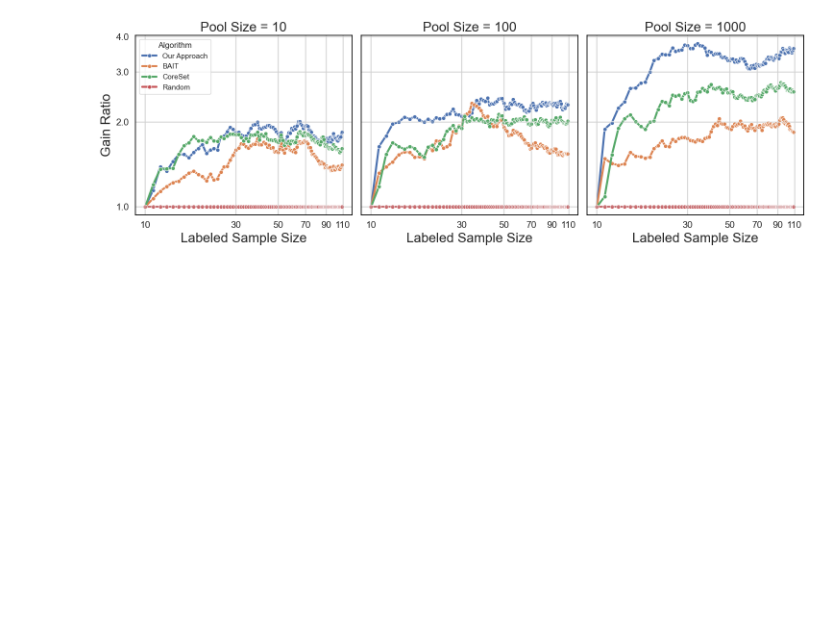
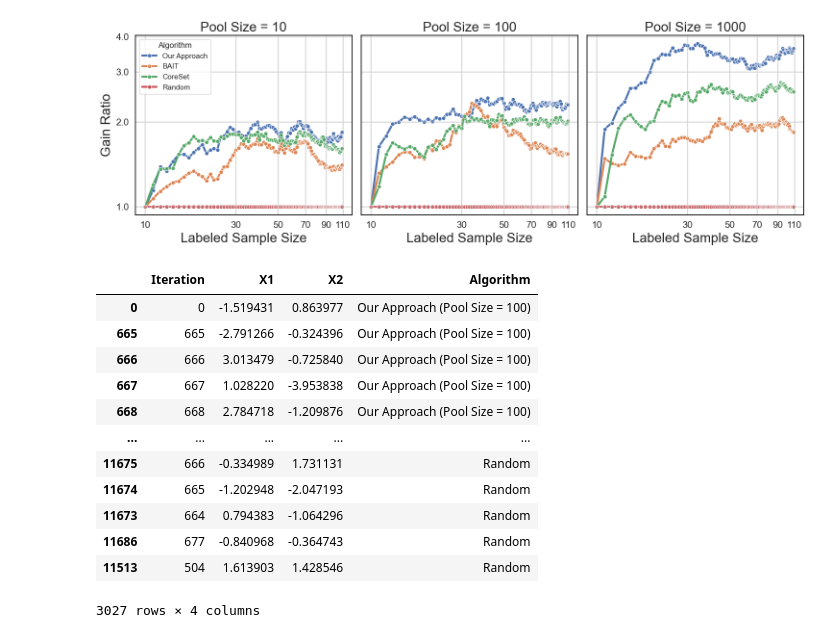
Before and after one commit to pingle14/ActiveLearningProj, a Jupyter notebook: notebook_analysis/plot_maker.ipynb, the cells around one changed output. Saved outputs shown, nothing was run; the diff lists cells and outputs as text; code cells hidden in the pictures; blank space fills up the shorter version.

```diff
--- a/notebook_analysis/plot_maker.ipynb
+++ b/notebook_analysis/plot_maker.ipynb
@@ -624,3 +624,28 @@ ALGO: Random, Pool Sizes: 1000
 |  | Iteration | Variance Difference in Params | Algorithm | Pool Size |
 [figure]
 [figure]
+# %%
+df = pd.read_csv("../data/multiVar_linearity1.0_s10_b1_p100_n1_i1000_c5_mFalse.csv")
+df = df[df.Algorithm != "Our Approach (Pool Size = 100, Budget = 10)"]
+df["Algorithm"] = df["Algorithm"].replace(
+    {
+        "Our Approach (Pool Size = 100, Budget = 1)": "Our Approach (Pool Size = 100)",
+        "Our Approach (Pool Size = 1000, Budget = 1)": "Our Approach (Pool Size = 1000)",
+    }
+)
+df = df.sort_values(by="Algorithm", ascending=True)
+df
+# %% [output]
+|  | Iteration | X1 | X2 | Algorithm |
+| 0 | 0 | -1.519431 | 0.863977 | Our Approach (Pool Size = 100) |
+| 665 | 665 | -2.791266 | -0.324396 | Our Approach (Pool Size = 100) |
+| 666 | 666 | 3.013479 | -0.725840 | Our Approach (Pool Size = 100) |
+| 667 | 667 | 1.028220 | -3.953838 | Our Approach (Pool Size = 100) |
+| 668 | 668 | 2.784718 | -1.209876 | Our Approach (Pool Size = 100) |
+| ... | ... | ... | ... | ... |
+| 11675 | 666 | -0.334989 | 1.731131 | Random |
+| 11674 | 665 | -1.202948 | -2.047193 | Random |
+| 11673 | 664 | 0.794383 | -1.064296 | Random |
+| 11686 | 677 | -0.840968 | -0.364743 | Random |
+| 11513 | 504 | 1.613903 | 1.428546 | Random |
+3027 rows × 4 columns
```
Also changed, not shown: parts of 3 cells of this notebook, 11 other files.
